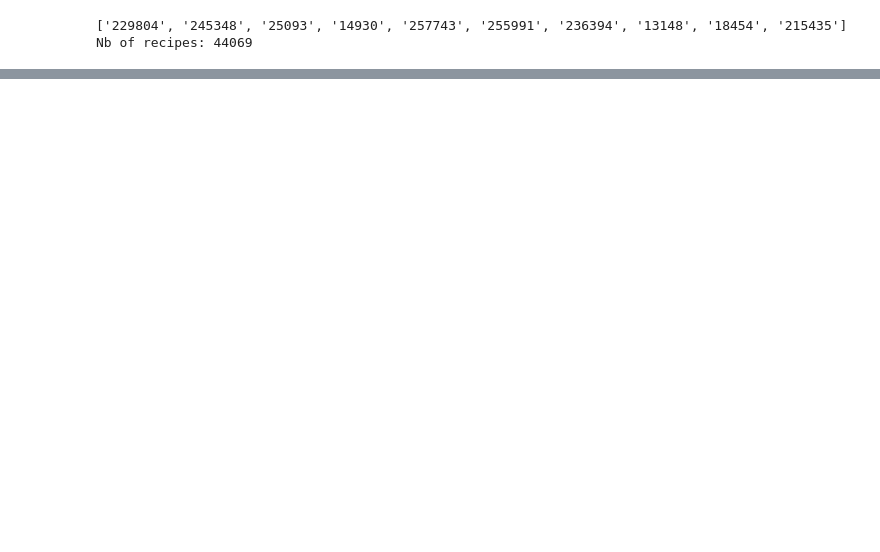
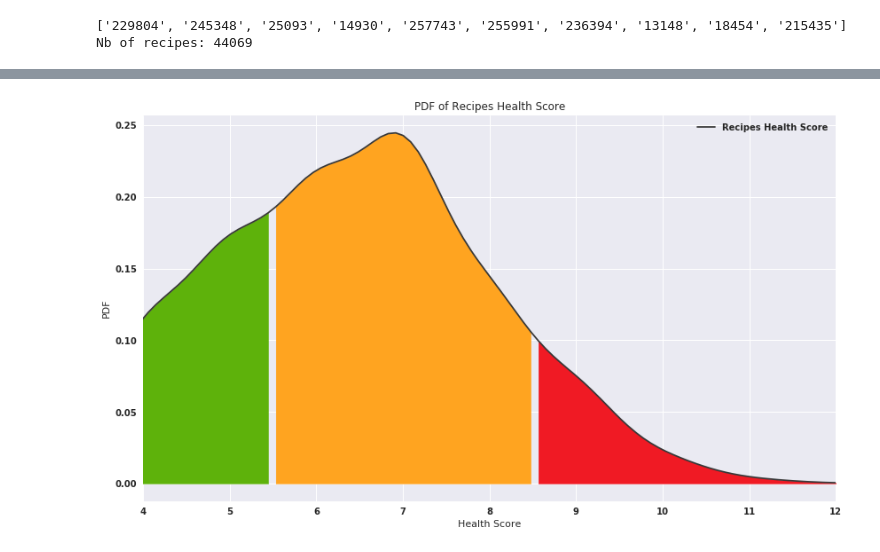
Before and after one commit to JRappaz/Foodie, a Jupyter notebook: python/HealthScore.ipynb, the cells around one changed output, grey strips where cells are left out. Drawn from its saved outputs; the diff is of its cells as text; code cells hidden in the pictures; blank space fills up the shorter version.

Commit message:
Wrote readme and performed Health analysis

```diff
--- a/python/HealthScore.ipynb
+++ b/python/HealthScore.ipynb
@@ -43,8 +50,14 @@ def getRecipeFacts(recipe_id):
 # %%
 def getRecipeHealthScore(recipe_id):
     facts = getRecipeFacts(recipe_id)
-    servingWeight = 300
+    servingWeight = 200.0
     score = 0
+
+    facts_list = ['sodium', 'saturatedFat', 'fat', 'sugars']
+    for fact in facts_list:
+        if facts[fact] == -1:
+            score = -1
+            return score
 
     if facts['fat'] < servingWeight/100 * 3:
         score += 1
@@ -85,0 +95,7 @@ getRecipeHealthScore("15184")
+# %%
+for recipe_id in recipes:
+    score = getRecipeHealthScore(recipe_id)
+    jsonScore = {}
+    jsonScore["score"] = score
+    with open('recipe_data/' + recipe_id + "/healthscore.json", 'w') as outfile:
+        json.dump(jsonScore, outfile)
@@ -85,0 +104,5 @@ getRecipeHealthScore("15184")
+# %%
+healthScores = []
+for recipe_id in recipes:
+    with open('recipe_data/' + recipe_id + "/healthscore.json", 'r') as infile:
+        healthScores.append(json.load(infile)["score"])
@@ -85,0 +119,63 @@ getRecipeHealthScore("15184")
+# %%
+import numpy as np
+import matplotlib.pyplot as plt
+import seaborn as sns
+
+def plotHealthHistogram(data, title=None):
+    traffic_red = '#F01A24'
+    traffic_orange = '#FFA420'
+    traffic_green = '#5EB20B'
+
+    x0 = 5.5
+    x1 = 8.5
+
+    shadow = None
+    #plotting the PDF
+    if len(data) == 2:
+        shadow = sns.kdeplot(data[1], color='#a297FF', bw=0.5)
+        shadow_kde_x, shadow_kde_y = shadow.lines[0].get_data()
+
+        ax = sns.kdeplot(data[0], color='#383838', bw=0.5)
+        kde_x, kde_y = ax.lines[1].get_data()
+    else:
+        ax = sns.kdeplot(data, color='#383838', bw=0.5)
+        kde_x, kde_y = ax.lines[0].get_data()
+
+    #plotting the two lines
+    #p1 = plt.axhline(y=0.2,color='#EF9A9A', label="max AUC")
+    #p2 = plt.axvline(x=x1,color='#EF9A9A')
+
+
+    ax.fill_between(kde_x, kde_y, where=(kde_x<x0),
+                    interpolate=False, color=traffic_green)
+
+    ax.fill_between(kde_x, kde_y, where=(kde_x>=x0) & (kde_x<=x1) ,
+                    interpolate=False, color=traffic_orange)
+
+    ax.fill_between(kde_x, kde_y, where=(kde_x>=x1) ,
+                    interpolate=False, color=traffic_red)
+
+    if shadow is not None:
+        shadow.fill_between(shadow_kde_x, shadow_kde_y,
+                interpolate=False, color='#a297FF', alpha=0.33)
+
+    newlim = [ax.get_ylim()[0], ax.get_ylim()[1]*1.0]
+    ax.set_ylim(newlim)
+    ax.set_xlim([4,12])
+
+    fig = plt.gcf()
+    fig.set_size_inches(14, 8)
+
+    if title is not None:
+        ax.set_title(title)
+
+    ax.set(xlabel='Health Score', ylabel='PDF')
+
+    plt.legend()
+    plt.show()
+
+data = pd.Series(list(filter(lambda x: x >= 4,healthScores)))
+data.name = "Recipes Health Score"
+plotHealthHistogram(data, "PDF of Recipes Health Score")
+# %% [output]
+[figure, added]
```
Also changed, not shown: parts of 11 cells of this notebook, 18 other files.
